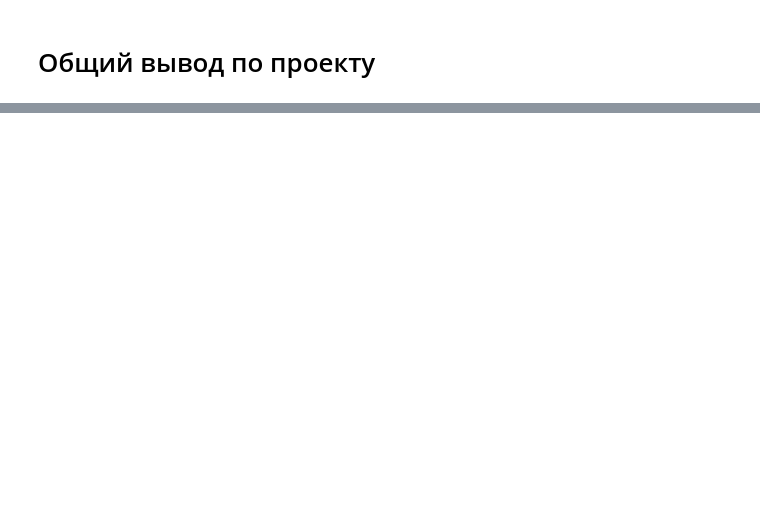
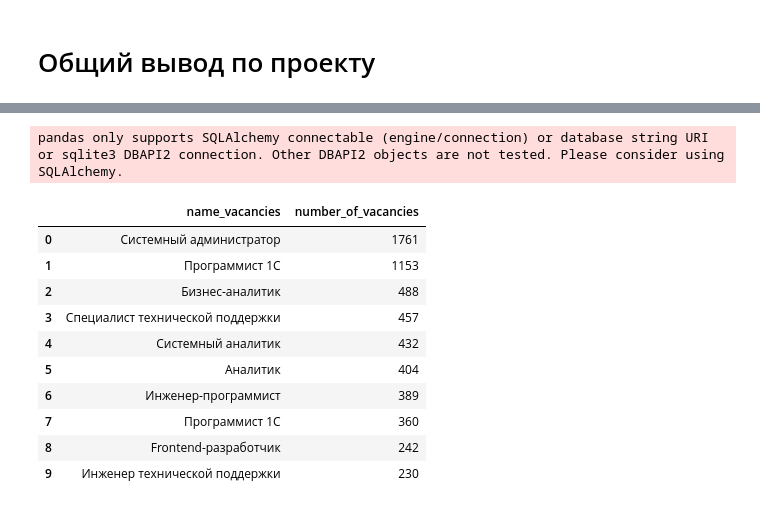
Before and after one commit to Alexandra231116/Alexa_Data_Science, a Jupyter notebook: SKILLFACTORY/PROJECT_2/Project_2_Ноутбук_шаблон.ipynb, the cells around one changed output, grey strips where cells are left out. Saved outputs shown, nothing was run; the diff lists cells and outputs as text; code cells hidden in the pictures; blank space fills up the shorter version.

```diff
--- a/SKILLFACTORY/PROJECT_2/Project_2_Ноутбук_шаблон.ipynb
+++ b/SKILLFACTORY/PROJECT_2/Project_2_Ноутбук_шаблон.ipynb
@@ -696,0 +821,33 @@ df_6_6
+# %%
+# здесь можно (это будет плюсом) провести дополнительные исследования данных, сделать прогнозы, продумать варианты продолжения исследования
+# текст запроса
+query_7_1 = f'''SELECT
+                --выбираем вакансии и считаем их количество
+                    v.name as name_vacancies,
+                    COUNT(v.id) as number_of_vacancies
+                FROM public.vacancies as v
+                --группируем по названию вакансии
+                GROUP BY v.name
+                --сортируем в порядке убывания по количеству вакансий
+                ORDER BY COUNT(v.id) DESC
+                --выбираем десятку самых востребованных вакансий
+                LIMIT 10
+            '''
+# читаем запрос
+df_7_1=pd.read_sql_query(query_7_1,connection)
+# %% [output]
+pandas only supports SQLAlchemy connectable (engine/connection) or database string URI or sqlite3 DBAPI2 connection. Other DBAPI2 objects are not tested. Please consider using SQLAlchemy.
+# %%
+df_7_1
+# %% [output]
+|  | name_vacancies | number_of_vacancies |
+| 0 | Системный администратор | 1761 |
+| 1 | Программист 1С | 1153 |
+| 2 | Бизнес-аналитик | 488 |
+| 3 | Специалист технической поддержки | 457 |
+| 4 | Системный аналитик | 432 |
+| 5 | Аналитик | 404 |
+| 6 | Инженер-программист | 389 |
+| 7 | Программист 1C | 360 |
+| 8 | Frontend-разработчик | 242 |
+| 9 | Инженер технической поддержки | 230 |
```
Also changed, not shown: parts of 33 cells of this notebook.
